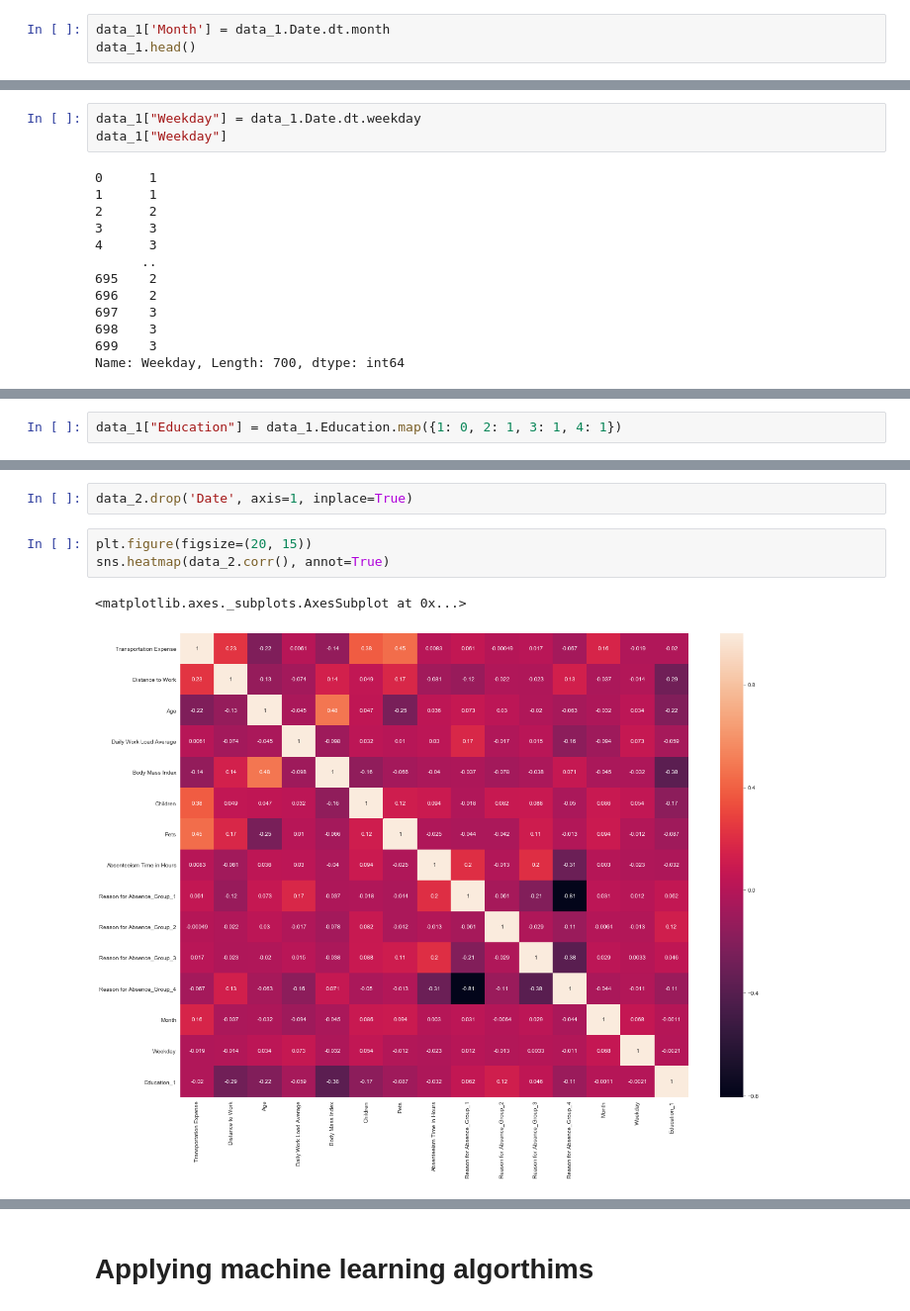
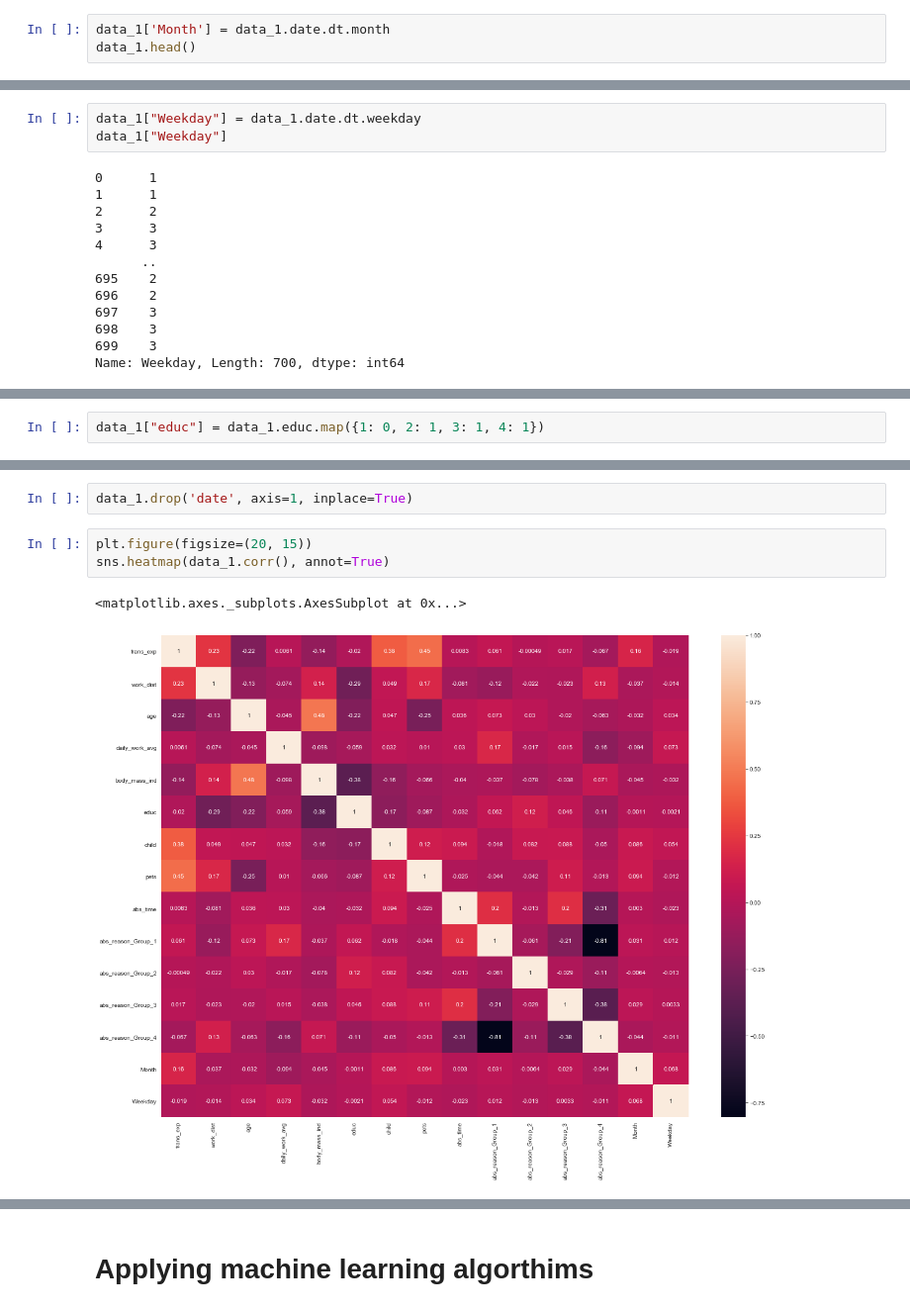
Before and after one commit to fares-ds/Business-Case-Study---Absenteeism, a Jupyter notebook: Case Study - Absenteeism.ipynb, the cells around one changed output, grey strips where cells are left out. Shown: that part at 99% size. Drawn from its saved outputs; the diff is of its cells as text.

```diff
--- a/Case Study - Absenteeism.ipynb
+++ b/Case Study - Absenteeism.ipynb
@@ -225,6 +234,6 @@ data_1.Date.hist()
 <matplotlib.axes._subplots.AxesSubplot at 0x...>
 [figure]
 # %%
-data_1['Month'] = data_1.Date.dt.month
+data_1['Month'] = data_1.date.dt.month
 data_1.head()
 # %% [output]
@@ -237,5 +246,5 @@ data_1.head()
 # %%
-data_1["Weekday"] = data_1.Date.dt.weekday
+data_1["Weekday"] = data_1.date.dt.weekday
 data_1["Weekday"]
 # %% [output]
 0      1
@@ -272,4 +281,4 @@ Weekday                                int64
 dtype: object
 # %%
-data_1["Education"] = data_1.Education.map({1: 0, 2: 1, 3: 1, 4: 1})
+data_1["educ"] = data_1.educ.map({1: 0, 2: 1, 3: 1, 4: 1})
 # %%
@@ -295,8 +290,8 @@ Index(['Date', 'Transportation Expense', 'Distance to Work', 'Age',
 # %%
-data_2.drop('Date', axis=1, inplace=True)
+data_1.drop('date', axis=1, inplace=True)
 # %%
 plt.figure(figsize=(20, 15))
-sns.heatmap(data_2.corr(), annot=True)
+sns.heatmap(data_1.corr(), annot=True)
 # %% [output]
 <matplotlib.axes._subplots.AxesSubplot at 0x...>
-[figure, old version]
+[figure, new version]
```
Also changed, not shown: parts of 76 cells of this notebook, 1 other file.
